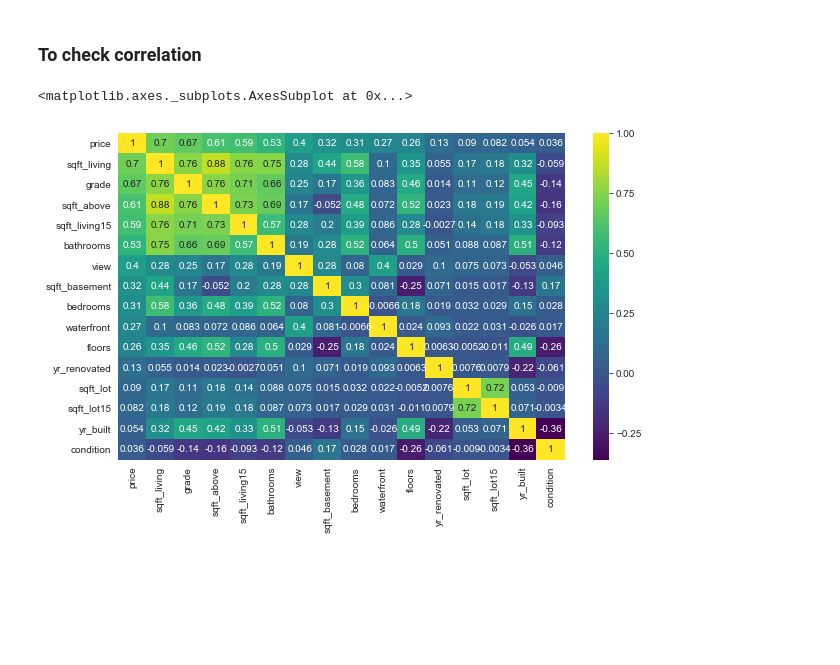
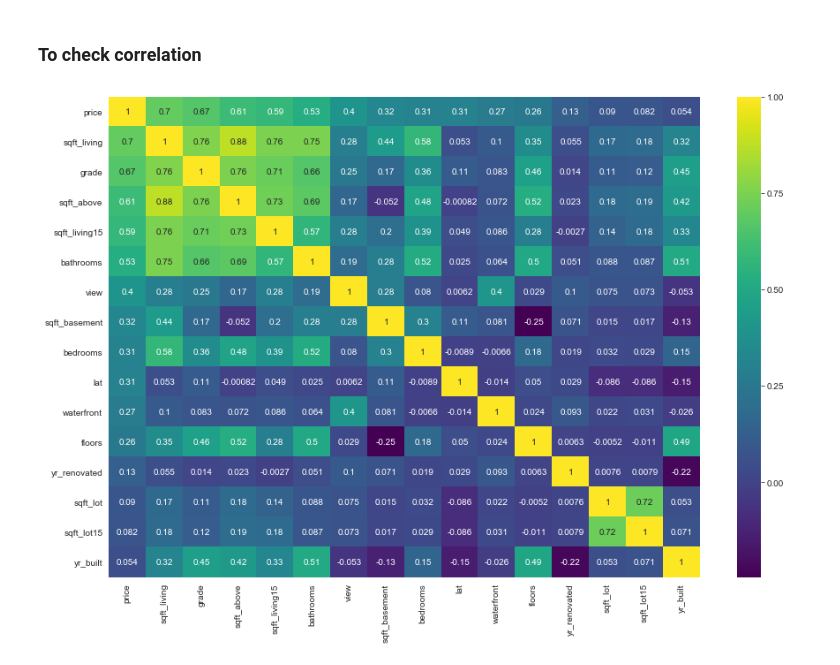
Before and after one commit to lezamora/house_prices, a Jupyter notebook: notebooks/01_hp-data-exploration.ipynb, the cells around one changed output. Cells and saved outputs as stored; diff of their text form; code cells hidden in the pictures; blank space fills up the shorter version.

```diff
--- a/notebooks/01_hp-data-exploration.ipynb
+++ b/notebooks/01_hp-data-exploration.ipynb
@@ -149,11 +138,11 @@ for i in range(0,len(l)):
 # %% [markdown]
 ### To check correlation
-# %%
-k = 21 #number of variables for heatmap
-cols = df.drop(columns=['id', 'date', 'zipcode', 'lat', 'long']).corr().nlargest(k, 'price')['price'].index
-cm = df[cols].corr()
-plt.figure(figsize=(10,6))
-sns.heatmap(cm, annot=True, cmap = 'viridis')
-# %% [output]
-<matplotlib.axes._subplots.AxesSubplot at 0x...>
-[figure, removed]
+# %%
+columns_list = df.drop(columns=['id', 'date', 'zipcode']).columns.values
+# %%
+k = len(columns_list)
+target = 'price'
+figure_path = os.path.join(constans.OUTPUT_FIGURE_PATH, '03_correlation_exploration.png')
+visualize.plot_check_correlation(df, k, target, figure_path)
+# %% [output]
+[figure, added]
```
Also changed, not shown: parts of 7 cells of this notebook, 8 other files.
